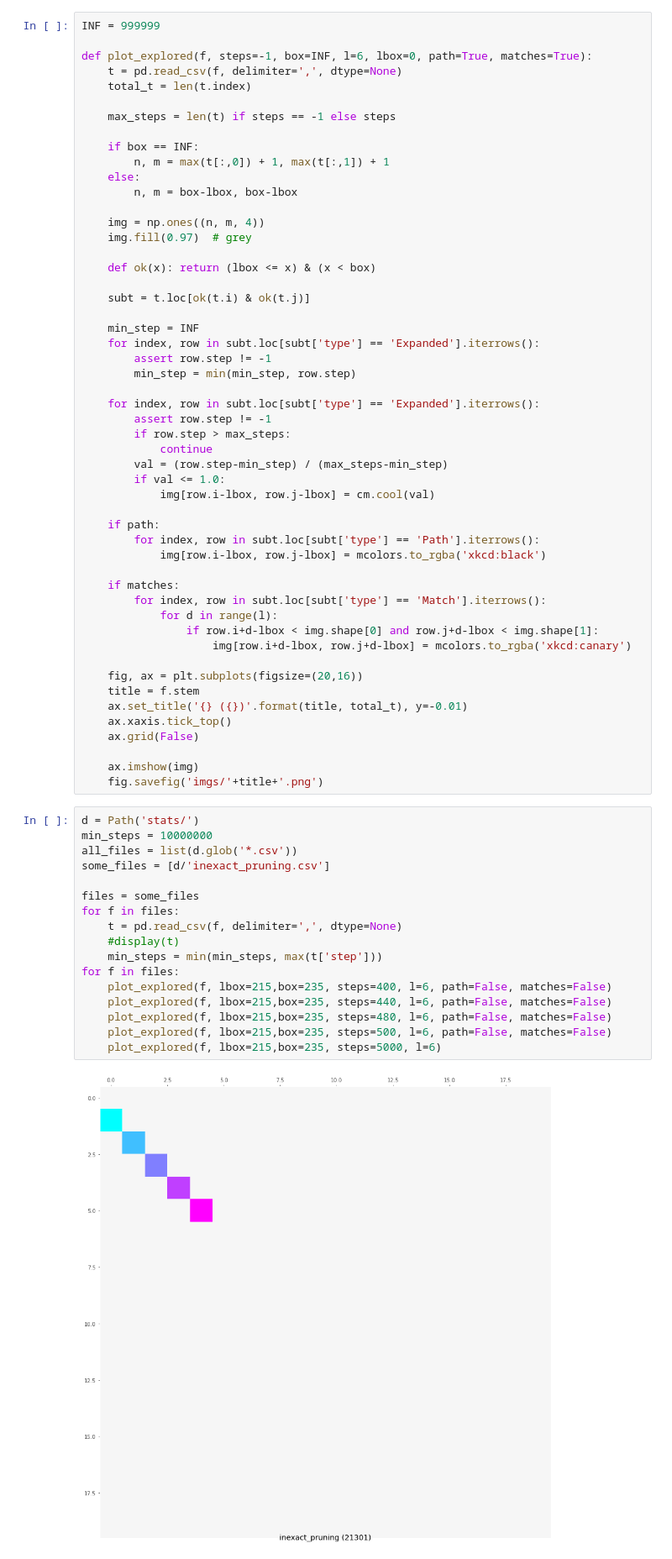
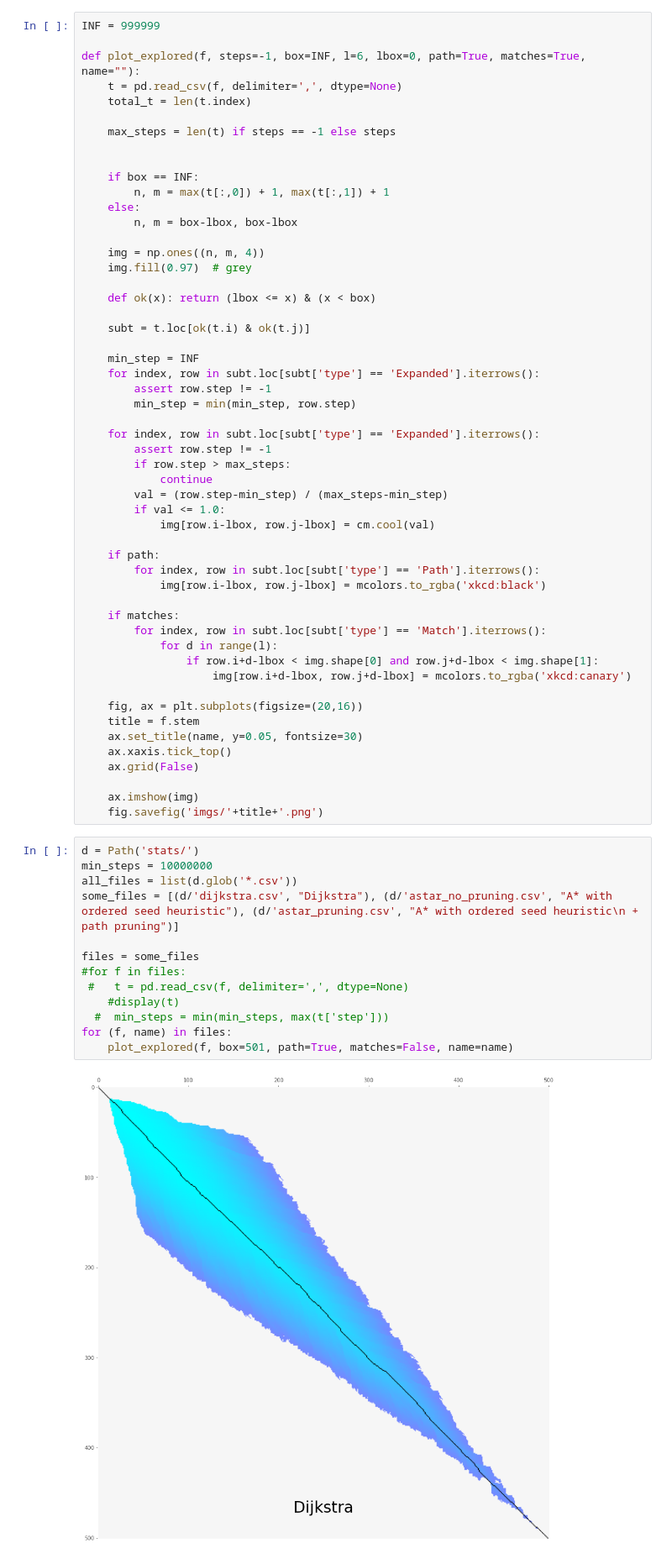
Before and after one commit to RagnarGrootKoerkamp/astar-pairwise-aligner, a Jupyter notebook: evals/visualize-explored.ipynb, the cells around one changed output. Shown at 84% size. Saved outputs shown, nothing was run; the diff lists cells and outputs as text.

Commit message:
Add Dijkstra + A* visualization

```diff
--- a/evals/visualize-explored.ipynb
+++ b/evals/visualize-explored.ipynb
@@ -12,11 +12,12 @@ pd.set_option('display.max_columns', None)
 # %%
 INF = 999999
 
-def plot_explored(f, steps=-1, box=INF, l=6, lbox=0, path=True, matches=True):
+def plot_explored(f, steps=-1, box=INF, l=6, lbox=0, path=True, matches=True, name=""):
     t = pd.read_csv(f, delimiter=',', dtype=None)
     total_t = len(t.index)
 
     max_steps = len(t) if steps == -1 else steps
+
 
     if box == INF:
         n, m = max(t[:,0]) + 1, max(t[:,1]) + 1
@@ -55,7 +56,7 @@ def plot_explored(f, steps=-1, box=INF, l=6, lbox=0, path=True, matches=True):
 
     fig, ax = plt.subplots(figsize=(20,16))
     title = f.stem
-    ax.set_title('{} ({})'.format(title, total_t), y=-0.01)
+    ax.set_title(name, y=0.05, fontsize=30)
     ax.xaxis.tick_top()
     ax.grid(False)
 
@@ -64,19 +65,15 @@ def plot_explored(f, steps=-1, box=INF, l=6, lbox=0, path=True, matches=True):
 # %%
 d = Path('stats/')
 min_steps = 10000000
 all_files = list(d.glob('*.csv'))
-some_files = [d/'inexact_pruning.csv']
+some_files = [(d/'dijkstra.csv', "Dijkstra"), (d/'astar_no_pruning.csv', "A* with ordered seed heuristic"), (d/'astar_pruning.csv', "A* with ordered seed heuristic\n + path pruning")]
 
 files = some_files
-for f in files:
-    t = pd.read_csv(f, delimiter=',', dtype=None)
+#for f in files:
+ #   t = pd.read_csv(f, delimiter=',', dtype=None)
     #display(t)
-    min_steps = min(min_steps, max(t['step']))
-for f in files:
-    plot_explored(f, lbox=215,box=235, steps=400, l=6, path=False, matches=False)
-    plot_explored(f, lbox=215,box=235, steps=440, l=6, path=False, matches=False)
-    plot_explored(f, lbox=215,box=235, steps=480, l=6, path=False, matches=False)
-    plot_explored(f, lbox=215,box=235, steps=500, l=6, path=False, matches=False)
-    plot_explored(f, lbox=215,box=235, steps=5000, l=6)
+  #  min_steps = min(min_steps, max(t['step']))
+for (f, name) in files:
+    plot_explored(f, box=501, path=True, matches=False, name=name)
 # %% [output]
-[figure, old version]
+[figure, new version]
```
Also changed, not shown: parts of 1 cell of this notebook, 6 other files.
